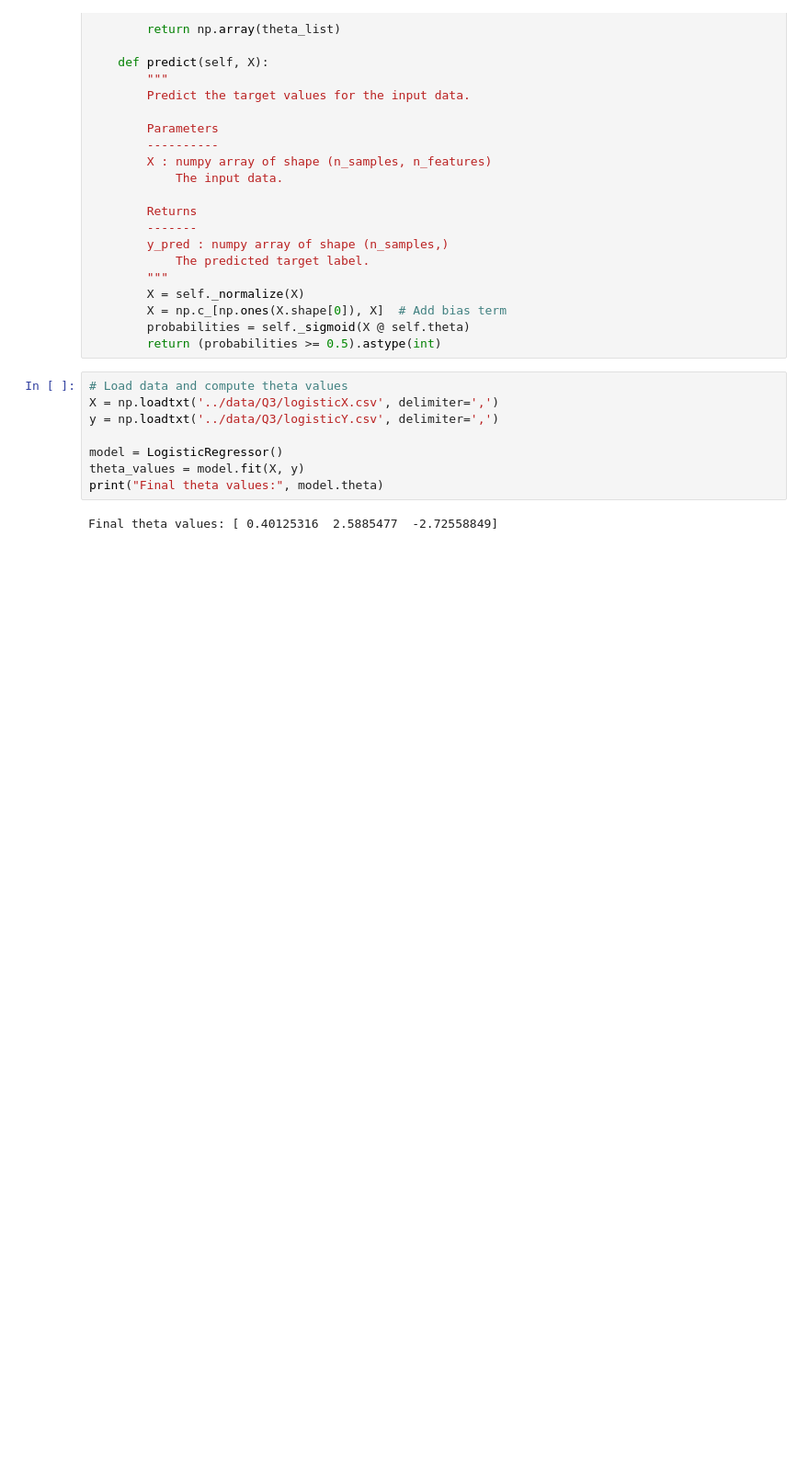
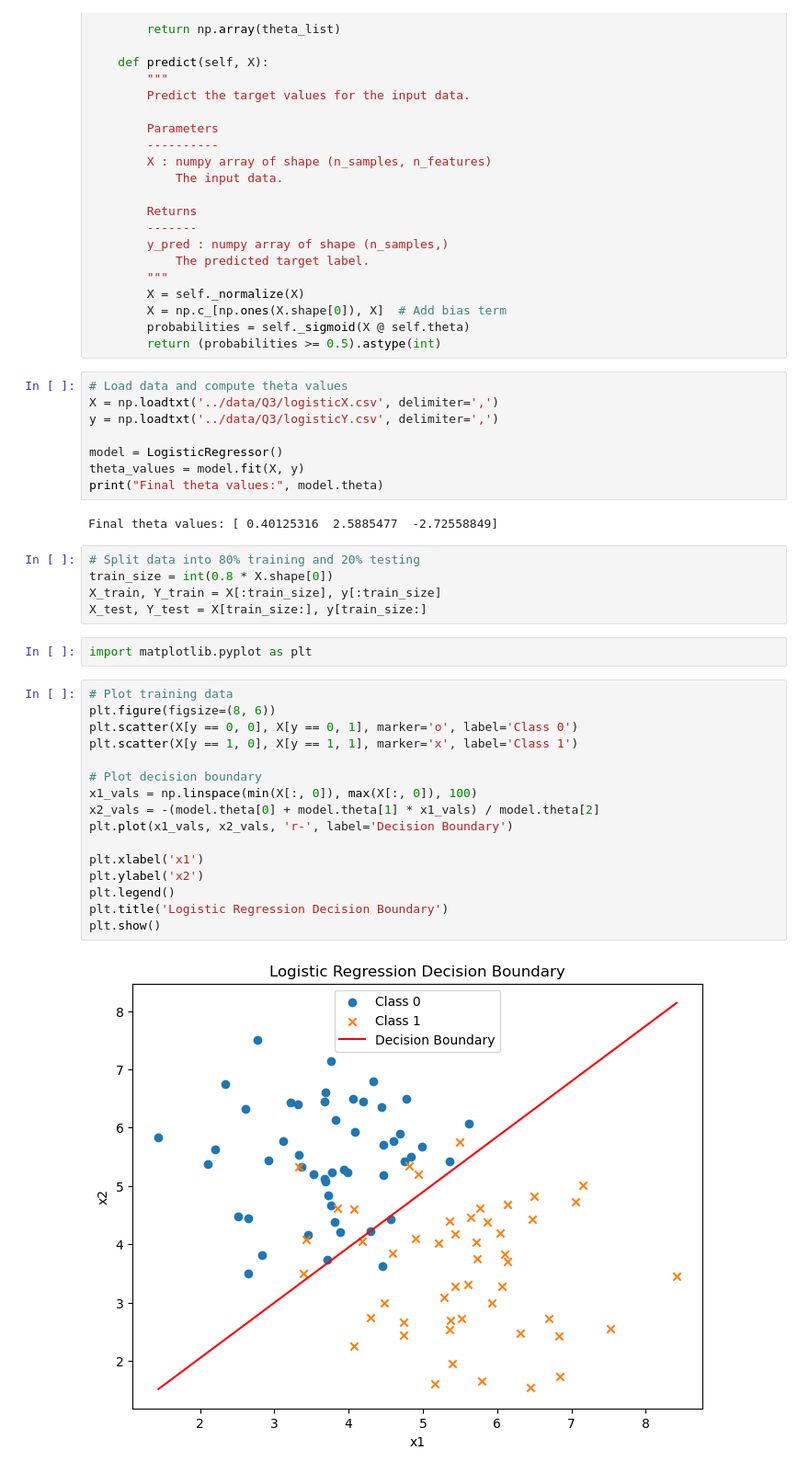
Before and after one commit to Anup-Nayak/col774-a1, a Jupyter notebook: Q3/q3.ipynb, the cells around one changed output. Shown: that part at 92% size. Cells and saved outputs as stored; diff of their text form; blank space fills up the shorter version.

```diff
--- a/Q3/q3.ipynb
+++ b/Q3/q3.ipynb
@@ -102,3 +102,28 @@ theta_values = model.fit(X, y)
 print("Final theta values:", model.theta)
 # %% [output]
 Final theta values: [ 0.40125316  2.5885477  -2.72558849]
+# %%
+# Split data into 80% training and 20% testing
+train_size = int(0.8 * X.shape[0])
+X_train, Y_train = X[:train_size], y[:train_size]
+X_test, Y_test = X[train_size:], y[train_size:]
+# %%
+import matplotlib.pyplot as plt
+# %%
+# Plot training data
+plt.figure(figsize=(8, 6))
+plt.scatter(X[y == 0, 0], X[y == 0, 1], marker='o', label='Class 0')
+plt.scatter(X[y == 1, 0], X[y == 1, 1], marker='x', label='Class 1')
+
+# Plot decision boundary
+x1_vals = np.linspace(min(X[:, 0]), max(X[:, 0]), 100)
+x2_vals = -(model.theta[0] + model.theta[1] * x1_vals) / model.theta[2]
+plt.plot(x1_vals, x2_vals, 'r-', label='Decision Boundary')
+
+plt.xlabel('x1')
+plt.ylabel('x2')
+plt.legend()
+plt.title('Logistic Regression Decision Boundary')
+plt.show()
+# %% [output]
+[figure, added]
```
Also changed, not shown: 2 other files.
